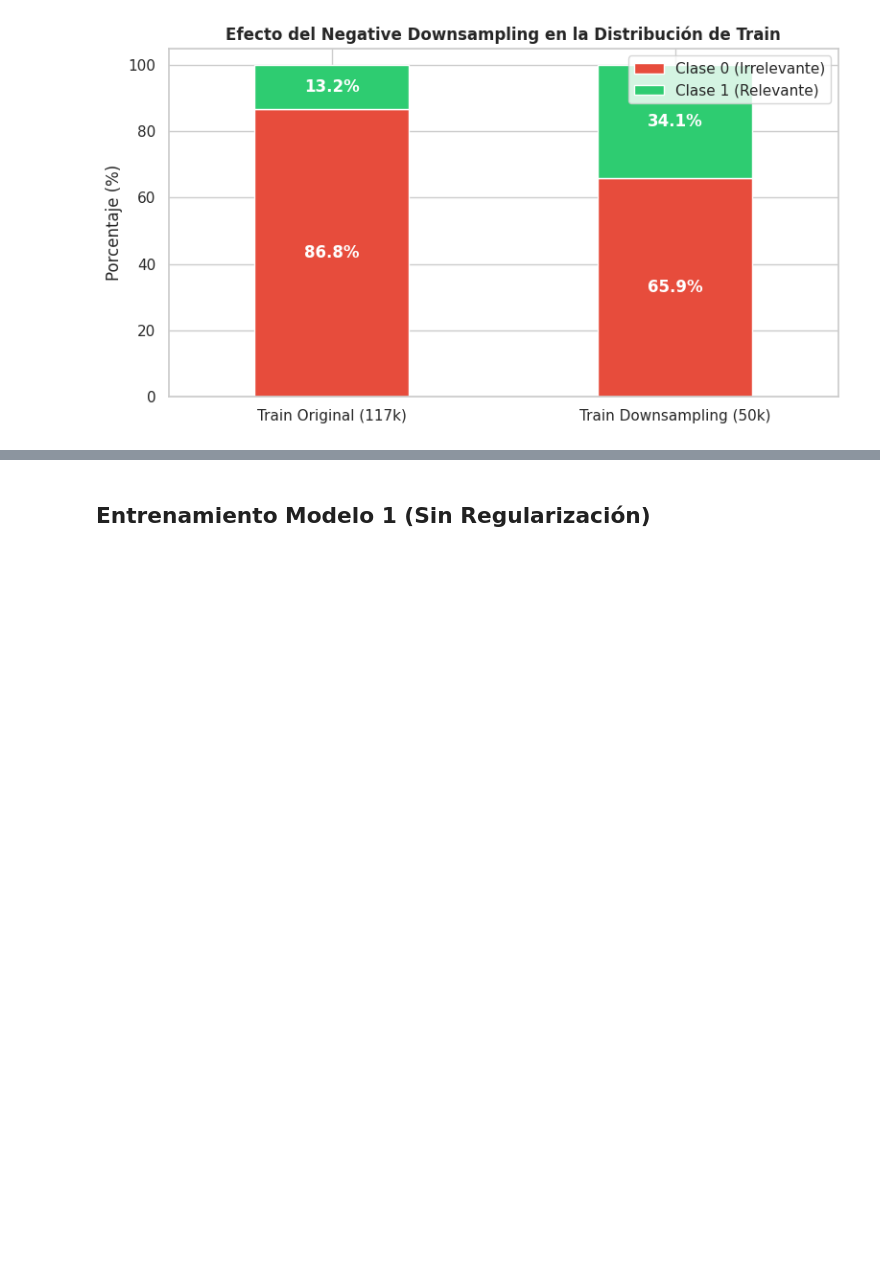
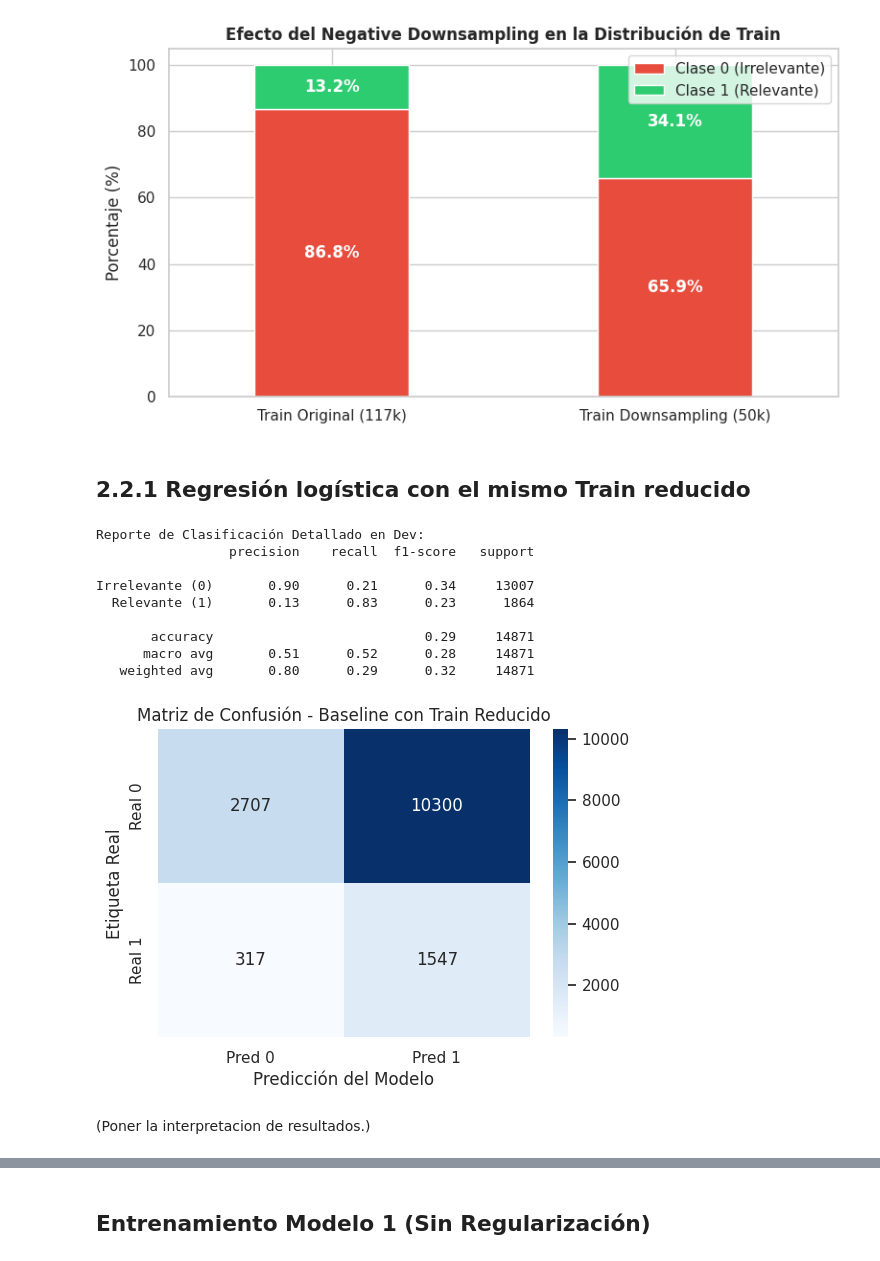
Before and after one commit to michaeljunior05/Inteligencia-Artificial-TP-2026, a Jupyter notebook: natebook.ipynb, the cells around one changed output, grey strips where cells are left out. Saved outputs shown, nothing was run; the diff lists cells and outputs as text; code cells hidden in the pictures; blank space fills up the shorter version.

```diff
--- a/natebook.ipynb
+++ b/natebook.ipynb
@@ -761,6 +1001,42 @@ plt.tight_layout()
 plt.show()
 # %% [output]
 [figure]
+# %% [markdown]
+## 2.2.1 Regresión logística con el mismo Train reducido
+# %%
+# El codigo esta adaptado asi que esta en duda si esta bien.
+
+baseline_down_model = LogisticRegression(class_weight="balanced", random_state=42, max_iter=500)
+baseline_down_model.fit(X_train_mlp, y_train_mlp)
+
+y_dev_pred = baseline_model.predict(X_dev_mlp)
+
+print("\nReporte de Clasificación Detallado en Dev:")
+print(classification_report(y_dev, y_dev_pred, target_names=["Irrelevante (0)", "Relevante (1)"]))
+
+# Matriz de Confusión
+cm = confusion_matrix(y_dev, y_dev_pred)
+plt.figure(figsize=(6, 4))
+sns.heatmap(cm, annot=True, fmt="d", cmap="Blues",
+            xticklabels=["Pred 0", "Pred 1"],
+            yticklabels=["Real 0", "Real 1"])
+plt.title("Matriz de Confusión - Baseline con Train Reducido")
+plt.ylabel("Etiqueta Real")
+plt.xlabel("Predicción del Modelo")
+plt.show()
+# %% [output]
+Reporte de Clasificación Detallado en Dev:
+                 precision    recall  f1-score   support
+
+Irrelevante (0)       0.90      0.21      0.34     13007
+  Relevante (1)       0.13      0.83      0.23      1864
+
+       accuracy                           0.29     14871
+      macro avg       0.51      0.52      0.28     14871
+   weighted avg       0.80      0.29      0.32     14871
+[figure, added]
+# %% [markdown]
+(Poner la interpretacion de resultados.)
 # %% [markdown]
 
 ## 2.3 Primeros experimentos: arquitectura vista en clase
```
Also changed, not shown: parts of 35 cells of this notebook.
